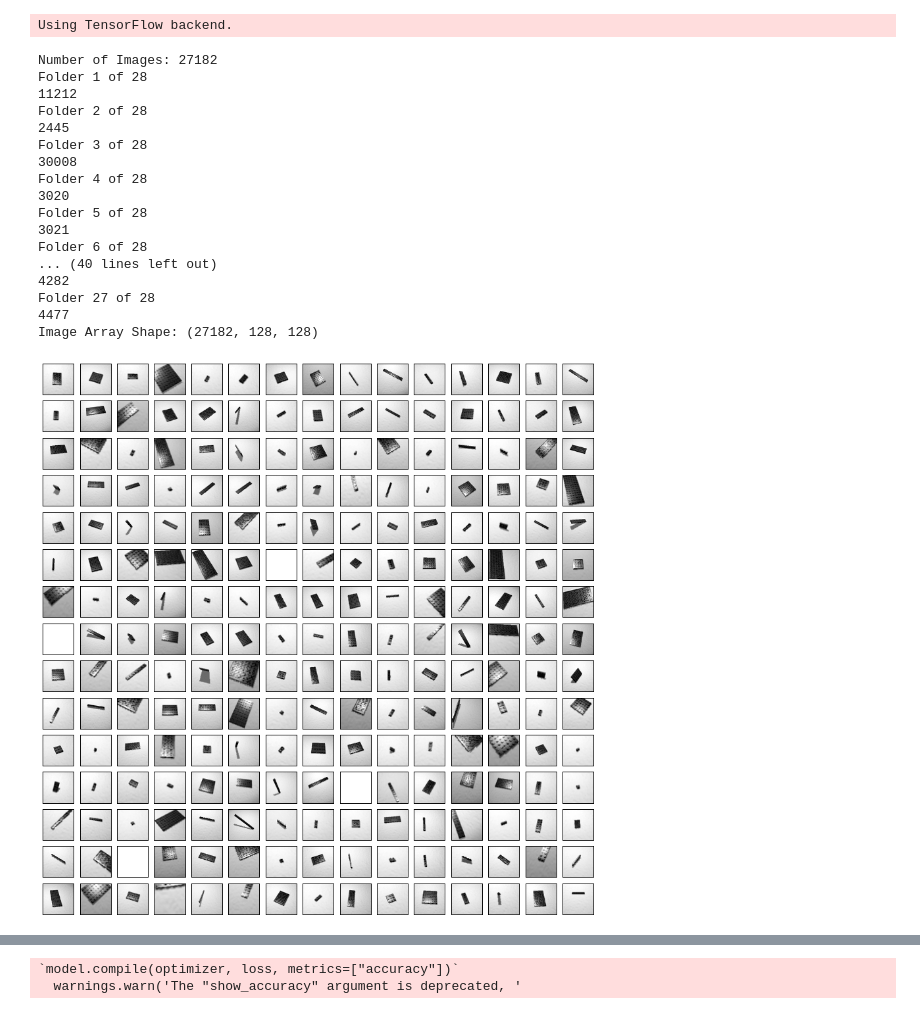
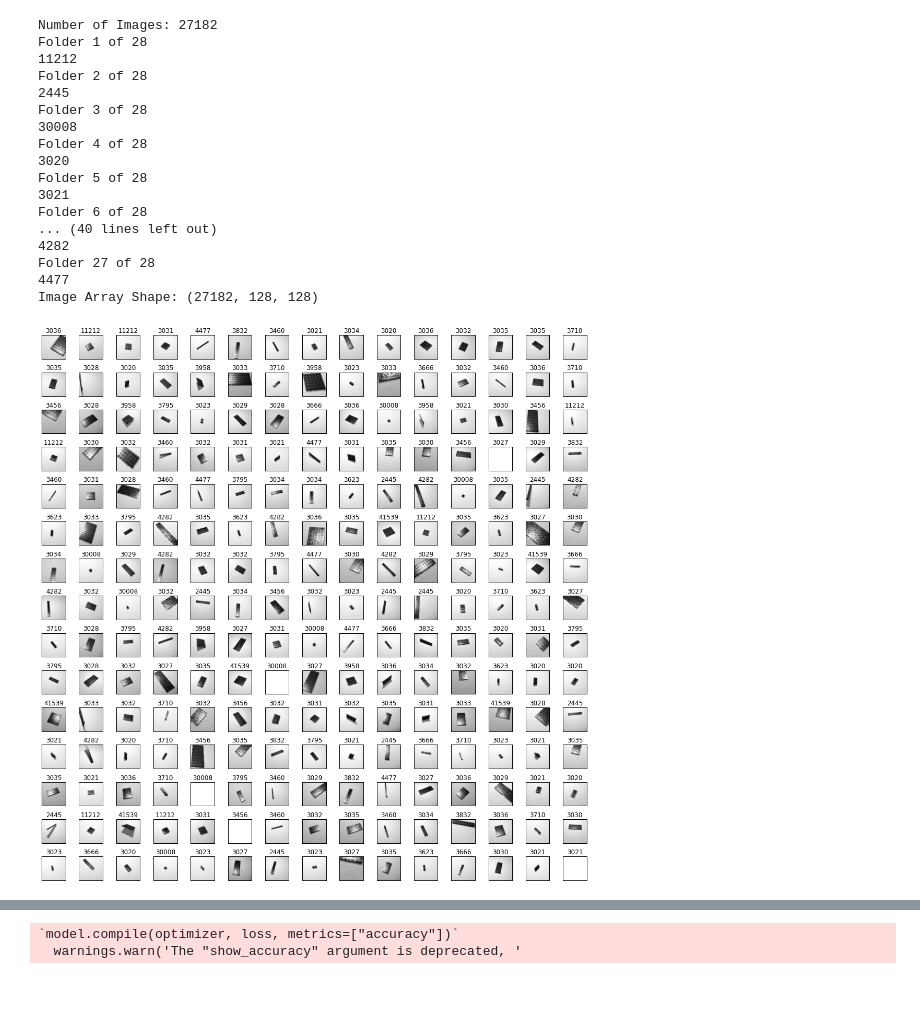
Before and after one commit to clkruse/lego-model, a Jupyter notebook: lego-nn-scratch.ipynb, the cells around one changed output, grey strips where cells are left out. Drawn from its saved outputs; the diff is of its cells as text; code cells hidden in the pictures.

```diff
--- a/lego-nn-scratch.ipynb
+++ b/lego-nn-scratch.ipynb
@@ -21,19 +21,20 @@ import cv2
 # Import Data
 
 #List folders in the root directory
-root_path = '/Users/ckruse/Documents/Python/LegoModel/Bricks/'
-root_folders = listdir(root_path)
+root_path = '/Users/ckruse/Documents/Python/LegoModel/'
+image_path = root_path+'Bricks/'
+root_folders = listdir(image_path)
 
 #Load image names into image_array by iterating through all the folders in the root directory
 num_img = 0
 for folder in root_folders:
     if isfile(folder) == False:
-        folder_files = listdir("%s%s" % (root_path, folder))
+        folder_files = listdir("%s%s" % (image_path, folder))
         num_img += len(folder_files)
 
 # input image dimensions
-img_rows = cv2.imread("%s%s/%s" % (root_path, folder, folder_files[1])).shape[1]
-img_cols = cv2.imread("%s%s/%s" % (root_path, folder, folder_files[1])).shape[0]
+img_rows = cv2.imread("%s%s/%s" % (image_path, folder, folder_files[1])).shape[1]
+img_cols = cv2.imread("%s%s/%s" % (image_path, folder, folder_files[1])).shape[0]
 img_channels = 1
 
 #Instantiate main image array
@@ -49,9 +50,9 @@ for folder in root_folders:
     if isfile(folder) == False:
         print 'Folder', currentFolder, 'of', len(root_folders)
         print folder
-        folder_files = listdir("%s%s" % (root_path, folder))
+        folder_files = listdir("%s%s" % (image_path, folder))
         for brick in folder_files:
-            img = cv2.imread("%s%s/%s" % (root_path, folder, brick))
+            img = cv2.imread("%s%s/%s" % (image_path, folder, brick))
             img = cv2.cvtColor(img, cv2.COLOR_BGR2GRAY)
             images[i,:,:] = img
             labels_text.append(folder)
@@ -60,24 +61,23 @@ for folder in root_folders:
 
 print 'Image Array Shape:', images.shape
 # %% [output]
-Using TensorFlow backend.
+Number of Images: 27182
+Folder 1 of 28
+11212
+Folder 2 of 28
+2445
+Folder 3 of 28
+30008
+Folder 4 of 28
+3020
+Folder 5 of 28
+3021
+Folder 6 of 28
+... (40 lines left out)
+4282
+Folder 27 of 28
+4477
+Image Array Shape: (27182, 128, 128)
-Number of Images: 27182
-Folder 1 of 28
-11212
-Folder 2 of 28
-2445
-Folder 3 of 28
-30008
-Folder 4 of 28
-3020
-Folder 5 of 28
-3021
-Folder 6 of 28
-... (40 lines left out)
-4282
-Folder 27 of 28
-4477
-Image Array Shape: (27182, 128, 128)
 # %%
 #Crop and resize images
 
@@ -100,32 +100,43 @@ def extractpatch(im,pad):
     # computes the bounding box for the contour, and draws it on the frame,
     for contour, hier in zip(contours, hierarchy):
         (x,y,w,h) = cv2.boundingRect(contour)
         if w > 5 and w < len(im)-5 and h > 5 and len(im)-5:
             side = max(w,h)
             if x-pad > 0 and y-pad > 0 and x+pad+side < len(im) and y+pad+side < len(im):
                 rectx = x-pad
                 rectx2 = x+pad+side
                 recty = y-pad
                 recty2 = y+pad+side
             else:
                 rectx = x
                 rectx2 = x+side
                 recty = y
                 recty2 = y+side
             crop = im[recty:recty2,rectx:rectx2]
             return cv2.resize(crop, (image_size, image_size))
 
 image_size = 48
 patches = np.zeros((num_img,image_size,image_size))
 i = 0
 
 for brick in images:
 #    blurred = blur(brick, 1)
 #    patches[i] = cv2.resize(brick, (image_size, image_size))
     patches[i] = extractpatch(brick,16)
     i +=1
 
+def plotImageArray(numimPlot,imageArray,labelArray):
+    fig = plt.figure(figsize=(numimPlot, numimPlot))
+    for i in range(0,numimPlot*numimPlot):
+        a = fig.add_subplot(numimPlot,numimPlot,i)
+        randim = np.random.randint(len(imageArray))
+        imgplot = plt.imshow(imageArray[randim],cmap='gray')
+        plt.xticks(())
+        plt.yticks(())
+        a.set_title(labelArray[randim])
+    plt.tight_layout()
+
 #Plot a selection of images
-plotImageArray(15,patches)
+plotImageArray(15,patches,labels_text)
 # %% [output]
-[figure, old version]
+[figure, new version]
```
Also changed, not shown: parts of 6 cells of this notebook.
